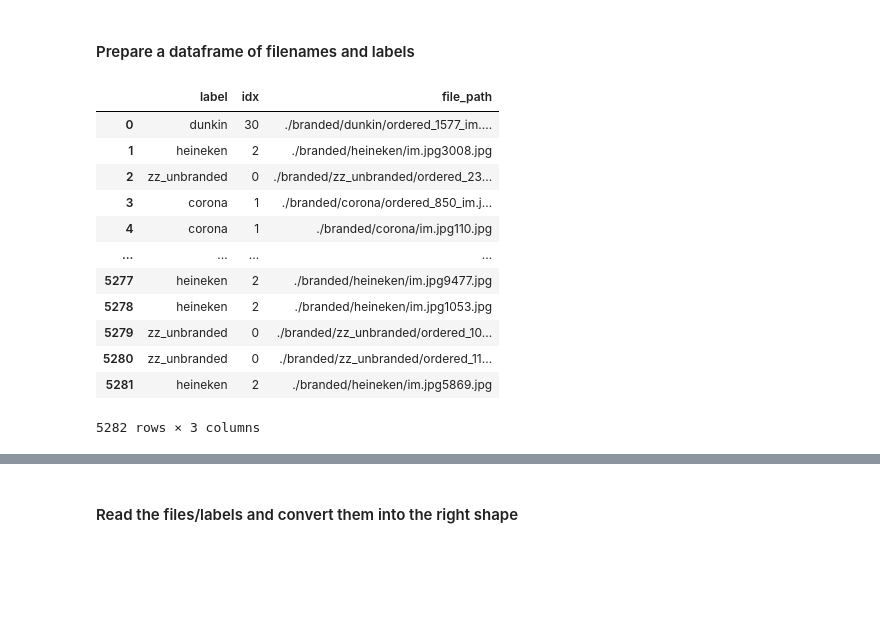
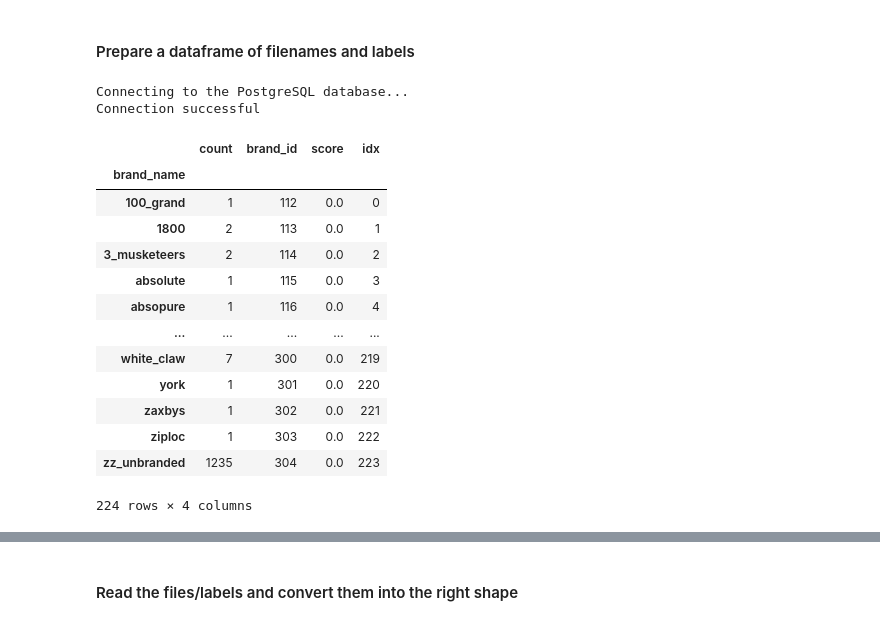
Before and after one commit to thriftypenguin/litter-imagery-brand-recognition, a Jupyter notebook: finetune_EffNet.ipynb, the cells around one changed output, grey strips where cells are left out. Saved outputs shown, nothing was run; the diff lists cells and outputs as text; code cells hidden in the pictures; blank space fills up the shorter version.

Commit message:
DB brand Id and model brand index

```diff
--- a/finetune_EffNet.ipynb
+++ b/finetune_EffNet.ipynb
@@ -111,31 +74,37 @@ lbl_df = pd.DataFrame(labels, columns=['label'])
 
 # Get a new data frame with the counts of each lable
 counts = lbl_df.groupby('label').value_counts().sort_values(ascending=False).to_frame()
-
-# assign a numeric value for each label
-counts['idx'] = range(len(counts))
-counts['lbl'] = counts.index
-
-# Associate uniqe numeric index with the brand and, consequently, the file
-lbl_df['idx'] = lbl_df['label'].apply(lambda x: counts['idx'].loc[x])
-
-# Add the path to the df
-lbl_df['file_path'] = boxes_file_paths
-
-# Shuffle the dataframe
-lbl_df = lbl_df.sample(frac=1).reset_index(drop=True)
-lbl_df
+counts['brand_name'] = counts.index
-# %% [output]
-|  | label | idx | file_path |
-| 0 | dunkin | 30 | ./branded/dunkin/ordered_1577_im.... |
-| 1 | heineken | 2 | ./branded/heineken/im.jpg3008.jpg |
-| 2 | zz_unbranded | 0 | ./branded/zz_unbranded/ordered_23... |
-| 3 | corona | 1 | ./branded/corona/ordered_850_im.j... |
-| 4 | corona | 1 | ./branded/corona/im.jpg110.jpg |
-| ... | ... | ... | ... |
-| 5277 | heineken | 2 | ./branded/heineken/im.jpg9477.jpg |
-| 5278 | heineken | 2 | ./branded/heineken/im.jpg1053.jpg |
-| 5279 | zz_unbranded | 0 | ./branded/zz_unbranded/ordered_10... |
-| 5280 | zz_unbranded | 0 | ./branded/zz_unbranded/ordered_11... |
-| 5281 | heineken | 2 | ./branded/heineken/im.jpg5869.jpg |
-5282 rows × 3 columns
+# %%
+# Get the brand info from the datbase
+import db_ops
+query = f'''
+SELECT *
+FROM brand
+ORDER BY brand_name DESC
+'''
+brand_df = db_ops.select_to_pandas(query, True, True)
+# %% [output]
+Connecting to the PostgreSQL database...
+Connection successful
+# %%
+counts = counts.set_index('brand_name').join(brand_df.set_index('brand_name')).sort_values('brand_name')
+counts['idx'] = range(len(counts))
+# %%
+counts.to_csv('brand_ids_idx.csv', sep = '\t')
+counts
+# %% [output]
+|  | count | brand_id | score | idx |
+| brand_name |  |  |  |  |
+| 100_grand | 1 | 112 | 0.0 | 0 |
+| 1800 | 2 | 113 | 0.0 | 1 |
+| 3_musketeers | 2 | 114 | 0.0 | 2 |
+| absolute | 1 | 115 | 0.0 | 3 |
+| absopure | 1 | 116 | 0.0 | 4 |
+| ... | ... | ... | ... | ... |
+| white_claw | 7 | 300 | 0.0 | 219 |
+| york | 1 | 301 | 0.0 | 220 |
+| zaxbys | 1 | 302 | 0.0 | 221 |
+| ziploc | 1 | 303 | 0.0 | 222 |
+| zz_unbranded | 1235 | 304 | 0.0 | 223 |
+224 rows × 4 columns
```
Also changed, not shown: parts of 8 cells of this notebook, 4 other files.
